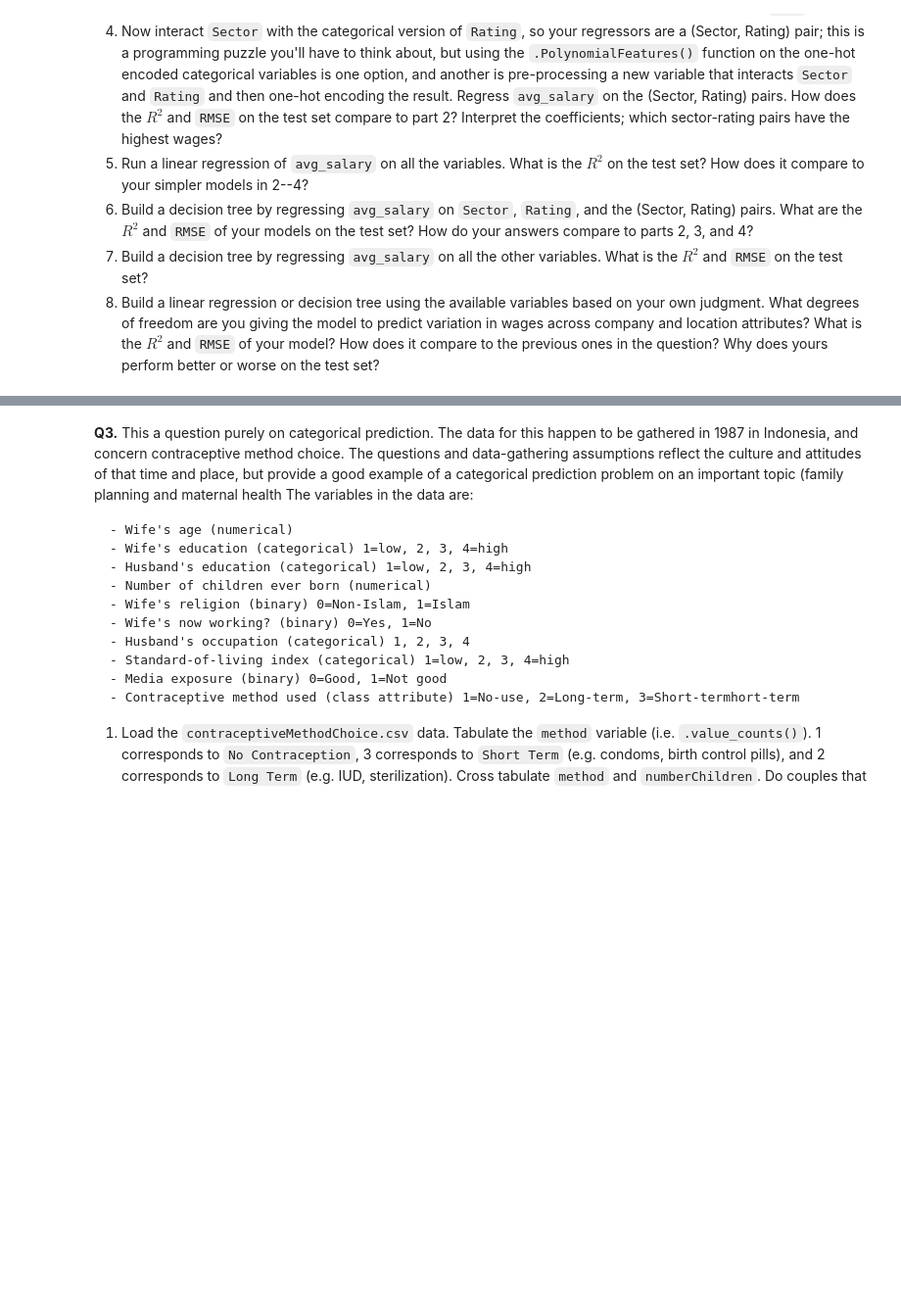
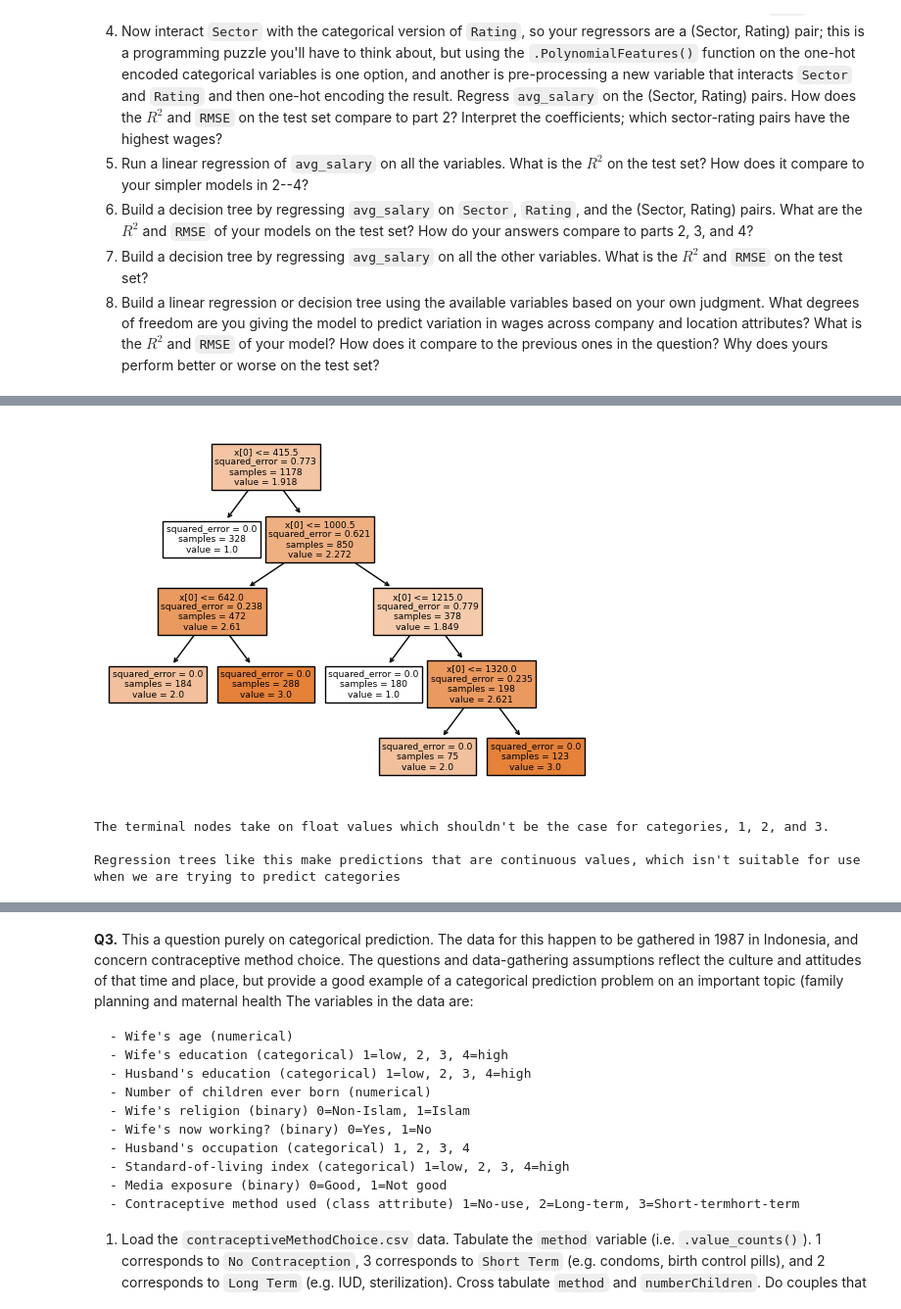
Before and after one commit to JRAlbanese/assignment4, a Jupyter notebook: assignment4.ipynb, the cells around one changed output, grey strips where cells are left out. Shown at 98% size. Drawn from its saved outputs; the diff is of its cells as text; code cells hidden in the pictures; blank space fills up the shorter version.

```diff
--- a/assignment4.ipynb
+++ b/assignment4.ipynb
@@ -696,3 +621,22 @@ and poor (crazy high) statistical values, which indicated overfitting However, I
   6. Build a decision tree by regressing `avg_salary` on `Sector`, `Rating`, and the (Sector, Rating) pairs. What are the $R^2$ and `RMSE` of your models on the test set? How do your answers compare to parts 2, 3, and 4?
   7. Build a decision tree by regressing `avg_salary` on all the other variables. What is the $R^2$ and `RMSE` on the test set?
   8. Build a linear regression or decision tree using the available variables based on your own judgment. What degrees of freedom are you giving the model to predict variation in wages across company and location attributes? What is the $R^2$ and `RMSE` of your model? How does it compare to the previous ones in the question? Why does yours perform better or worse on the test set?
+# %%
+#1:---------------------------------------------------------
+
+cmc = pd.read_csv("assignment4/data/contraception_hw.csv")
+#cmc.head()
+pn(cmc.columns)
+
+print(cmc["method"].value_counts(0))
+
+method_vs_nChildren = pd.crosstab(cmc["method"], cmc["numberChildren"])
+pn(method_vs_nChildren)
+
+print("It appears that couples who use contraception, have around as many children as those who")
+print("Either one or the other type. However, the counts here aren't equal so further ratios and stats should be computed")
+
+
+avg_children_count = cmc.groupby("method")["numberChildren"].mean() #gets the avg number of children, better for us to see
+print(avg_children_count)
+print("Based of the averages, it appears that individuals who don't use conttaception tend to have the fewest number of children")
@@ -698,0 +661,28 @@ and poor (crazy high) statistical values, which indicated overfitting However, I
+# %%
+#2:-----------------------------------------------------------------------
+
+#we'll call method our y, based off of 3
+
+y = cmc["method"] #dependent
+X = cmc.drop("method",  axis = 1) #drop this columns. the "unnamed: 0" which
+                                  #I think is just numbering the rows, but the tree wasn't working when I dropped it?
+
+## Test-train split
+from sklearn.model_selection import train_test_split
+X_train, X_test, y_train, y_test = train_test_split(X, y, test_size=0.2, random_state=50)
+# %%
+#3:-----------------------------------------------------------------------------------------
+
+model = tree.DecisionTreeRegressor() #again, not a classifier here
+cart = model.fit(X_train, y_train)
+tree.plot_tree(cart, filled = True)
+
+plt.show()
+
+pn("The terminal nodes take on float values which shouldn't be the case for categories, 1, 2, and 3.")
+pn("Regression trees like this make predictions that are continuous values, which isn't suitable for use when we are trying to predict categories")
+# %% [output]
+[figure, added]
+The terminal nodes take on float values which shouldn't be the case for categories, 1, 2, and 3.
+
+Regression trees like this make predictions that are continuous values, which isn't suitable for use when we are trying to predict categories
```
Also changed, not shown: parts of 6 cells of this notebook.
